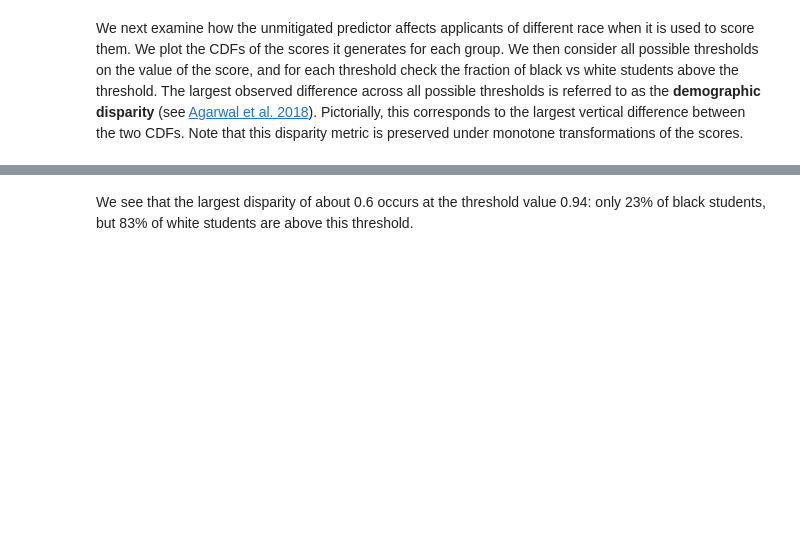
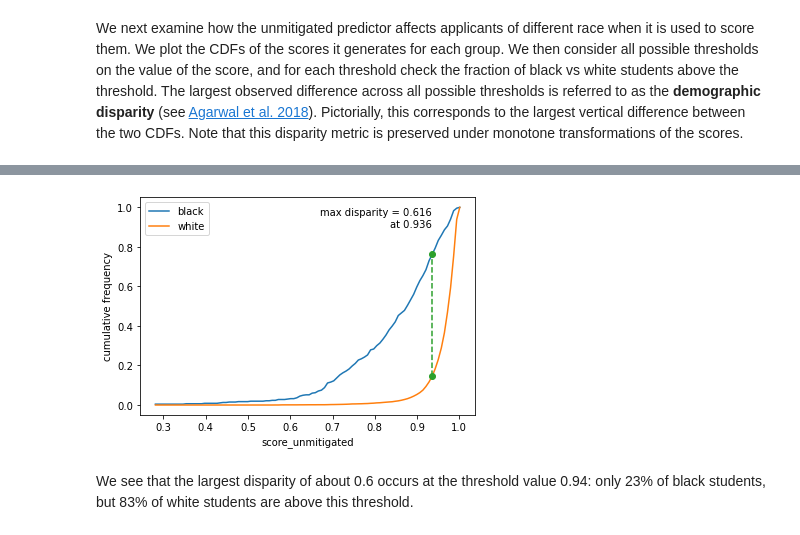
Before and after one commit to fairlearn/fairlearn, a Jupyter notebook: notebooks/Mitigating Disparities in Ranking from Binary Data.ipynb, the cells around one changed output, grey strips where cells are left out. Drawn from its saved outputs; the diff is of its cells as text; code cells hidden in the pictures; blank space fills up the shorter version.

```diff
--- a/notebooks/Mitigating Disparities in Ranking from Binary Data.ipynb
+++ b/notebooks/Mitigating Disparities in Ranking from Binary Data.ipynb
@@ -44,7 +44,8 @@ dataset = datasets['lawschool_passbar']()
 
 X_train, X_test = dataset.get_X(format=pd.DataFrame)
 y_train, y_test = dataset.get_y(format=pd.Series)
-A_train, A_test = dataset.get_sensitive_features(name='race', format=pd.Series)
+A_train, A_test = dataset.get_sensitive_features(names=['race', 'gender'], format=pd.DataFrame)
+merged_A_train, merged_A_test = A_train.apply(lambda row: row.race + "-" + row.gender, axis=1), A_test.apply(lambda row: row.race + "-" + row.gender, axis=1)
 
 # Combine all training data into a single data frame and glance at a few rows
 all_train = pd.concat([X_train, y_train, A_train], axis=1)
@@ -159,5 +233,6 @@ def plot_and_compare_cdfs(data, A, num_bins=100, loc='best'):
     plt.show()
 
 display(HTML('<span id="disparity_unmitigated">'))
-plot_and_compare_cdfs(scores_unmitigated, A_test)
+plot_and_compare_cdfs(scores_unmitigated, A_test['race'])
 display(HTML('</span>'))
+# %% [output]
@@ -164,3 +240,4 @@ display(HTML('</span>'))
+[figure, added]
 # %% [markdown]
 We see that the largest disparity of about 0.6 occurs at the threshold value 0.94: only 23% of black students, but 83% of white students are above this threshold.
 # %% [markdown]
```
Also changed, not shown: parts of 14 cells of this notebook, 1 other file.
